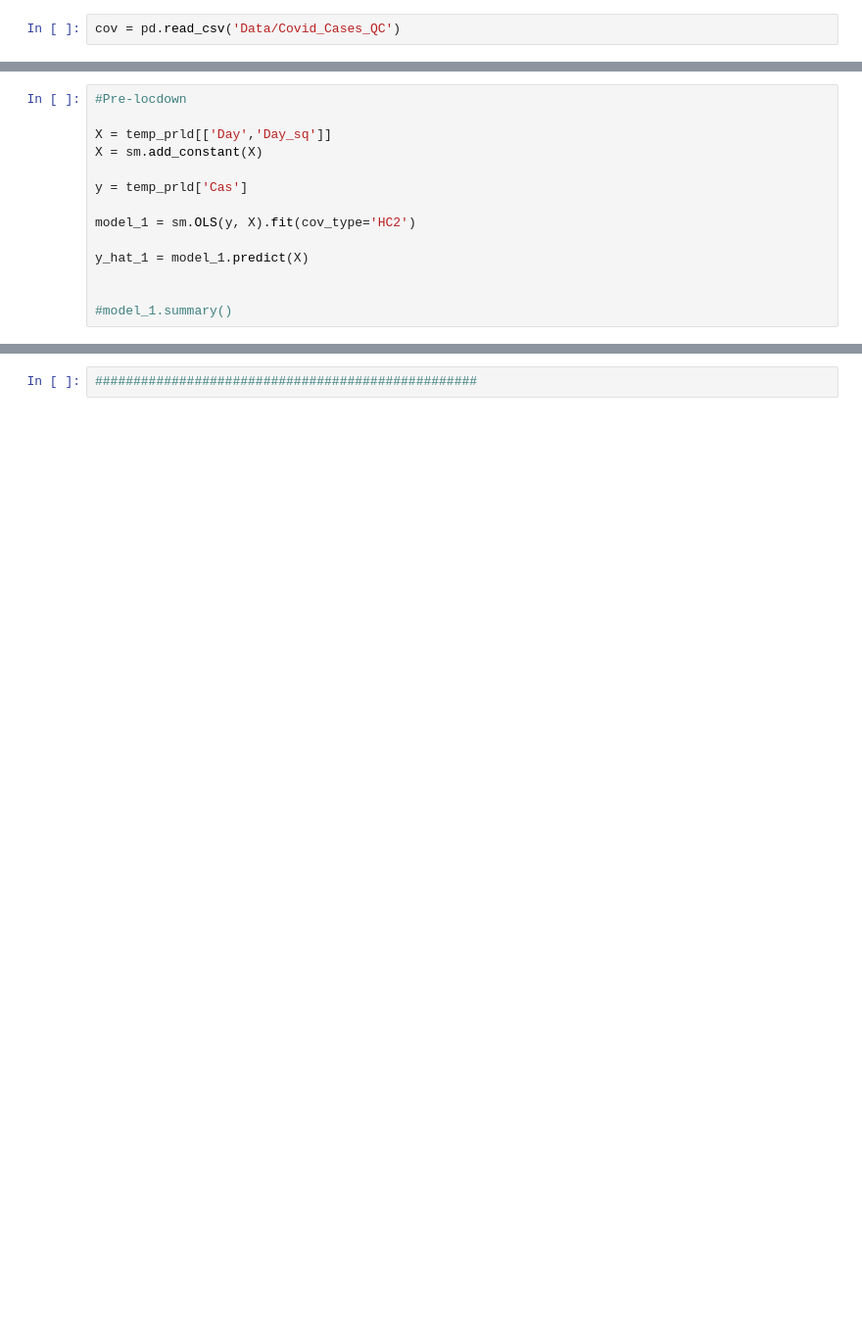
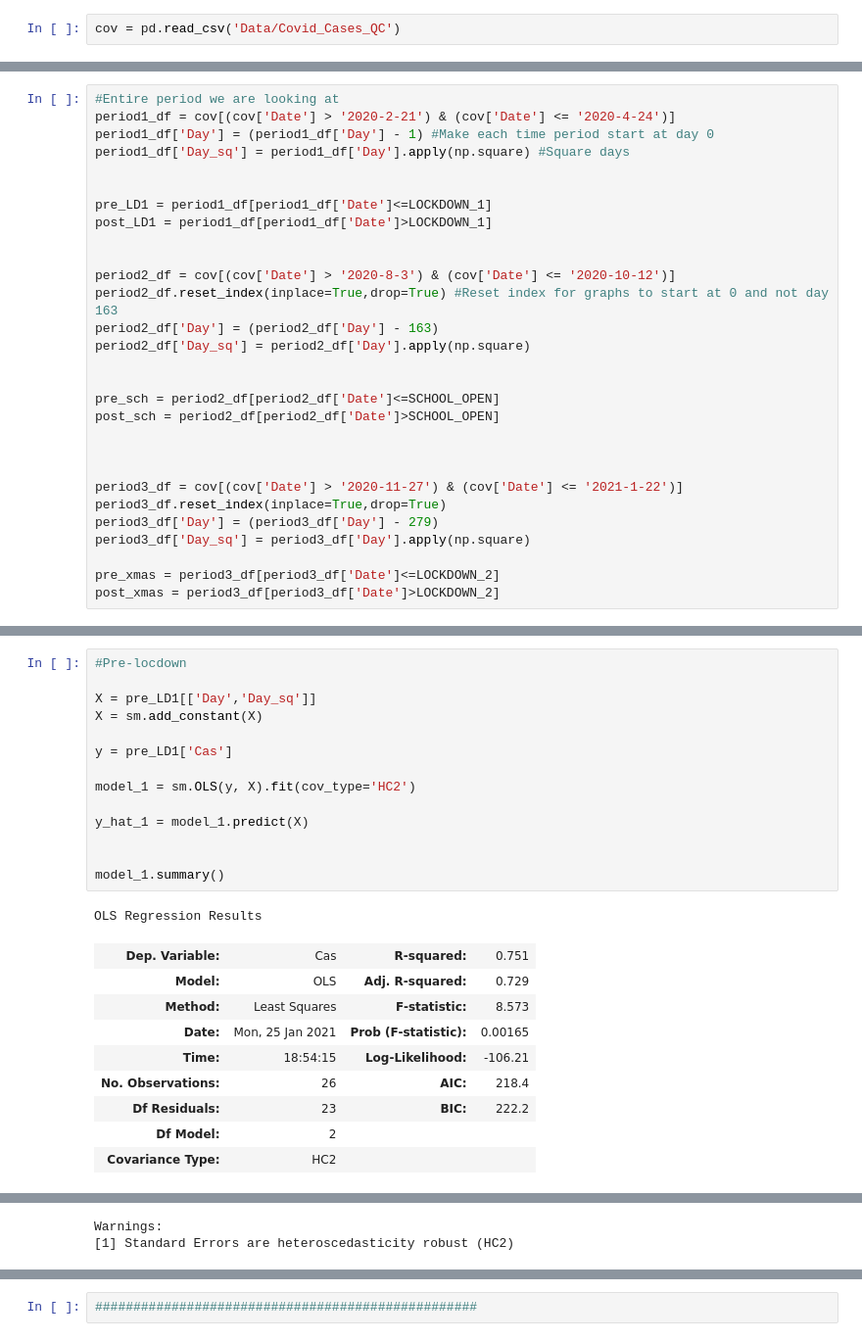
Before and after one commit to mmrossi/m3-4-rdd-project, a Jupyter notebook: Rough Draft.ipynb, the cells around one changed output, grey strips where cells are left out. Shown at 98% size. Cells and saved outputs as stored; diff of their text form; blank space fills up the shorter version.

```diff
--- a/Rough Draft.ipynb
+++ b/Rough Draft.ipynb
@@ -81,0 +17,29 @@ temp_pd3 = cov.loc[period3]
+# %%
+#Entire period we are looking at
+period1_df = cov[(cov['Date'] > '2020-2-21') & (cov['Date'] <= '2020-4-24')]
+period1_df['Day'] = (period1_df['Day'] - 1) #Make each time period start at day 0
+period1_df['Day_sq'] = period1_df['Day'].apply(np.square) #Square days
+
+
+pre_LD1 = period1_df[period1_df['Date']<=LOCKDOWN_1]
+post_LD1 = period1_df[period1_df['Date']>LOCKDOWN_1]
+
+
+period2_df = cov[(cov['Date'] > '2020-8-3') & (cov['Date'] <= '2020-10-12')]
+period2_df.reset_index(inplace=True,drop=True) #Reset index for graphs to start at 0 and not day 163
+period2_df['Day'] = (period2_df['Day'] - 163)
+period2_df['Day_sq'] = period2_df['Day'].apply(np.square)
+
+
+pre_sch = period2_df[period2_df['Date']<=SCHOOL_OPEN]
+post_sch = period2_df[period2_df['Date']>SCHOOL_OPEN]
+
+
+
+period3_df = cov[(cov['Date'] > '2020-11-27') & (cov['Date'] <= '2021-1-22')]
+period3_df.reset_index(inplace=True,drop=True)
+period3_df['Day'] = (period3_df['Day'] - 279)
+period3_df['Day_sq'] = period3_df['Day'].apply(np.square)
+
+pre_xmas = period3_df[period3_df['Date']<=LOCKDOWN_2]
+post_xmas = period3_df[period3_df['Date']>LOCKDOWN_2]
@@ -82,14 +64,25 @@ temp_pd3 = cov.loc[period3]
 # %%
 #Pre-locdown
 
-X = temp_prld[['Day','Day_sq']]
+X = pre_LD1[['Day','Day_sq']]
 X = sm.add_constant(X)
 
-y = temp_prld['Cas']
+y = pre_LD1['Cas']
 
 model_1 = sm.OLS(y, X).fit(cov_type='HC2')
 
 y_hat_1 = model_1.predict(X)
 
 
-#model_1.summary()
+model_1.summary()
+# %% [output]
+OLS Regression Results
+| Dep. Variable: | Cas | R-squared: | 0.751 |
+| Model: | OLS | Adj. R-squared: | 0.729 |
+| Method: | Least Squares | F-statistic: | 8.573 |
+| Date: | Mon, 25 Jan 2021 | Prob (F-statistic): | 0.00165 |
+| Time: | 18:54:15 | Log-Likelihood: | -106.21 |
+| No. Observations: | 26 | AIC: | 218.4 |
+| Df Residuals: | 23 | BIC: | 222.2 |
+| Df Model: | 2 |  |  |
+| Covariance Type: | HC2 |  |  |
@@ -96,3 +97,5 @@ y_hat_1 = model_1.predict(X)
+Warnings:
+[1] Standard Errors are heteroscedasticity robust (HC2)
 # %%
 #Post-Lockdown
 
```
Also changed, not shown: parts of 14 cells of this notebook.
